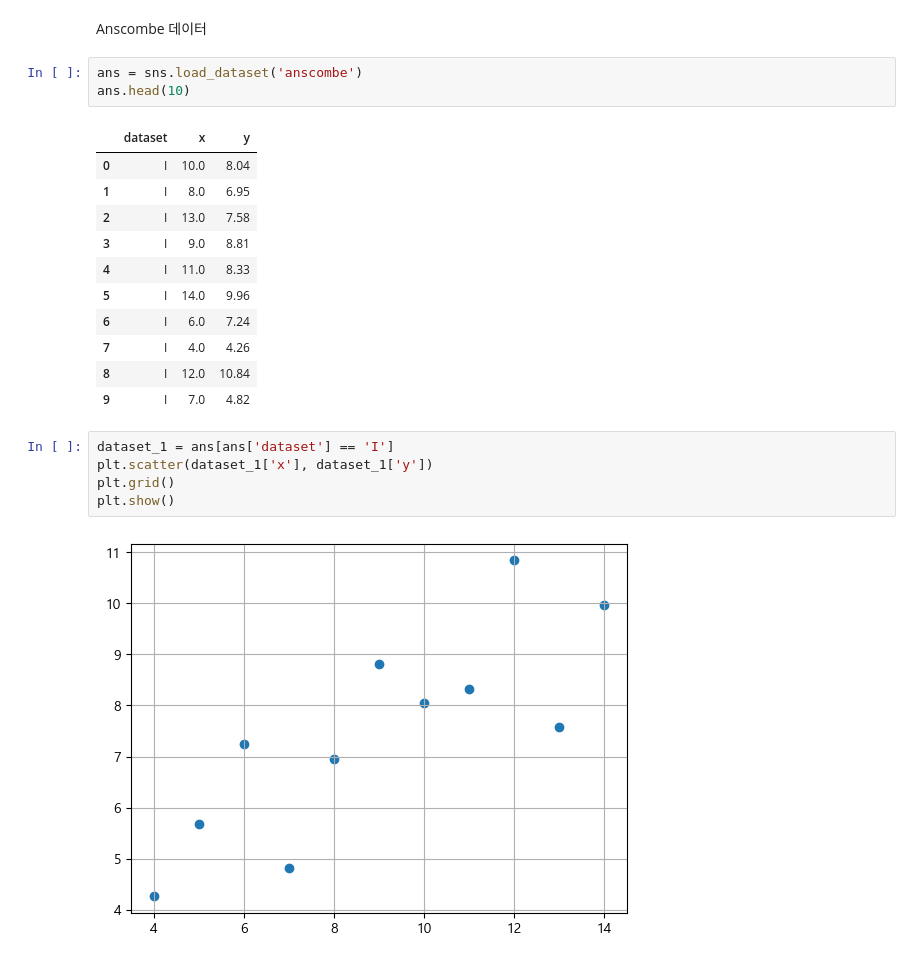
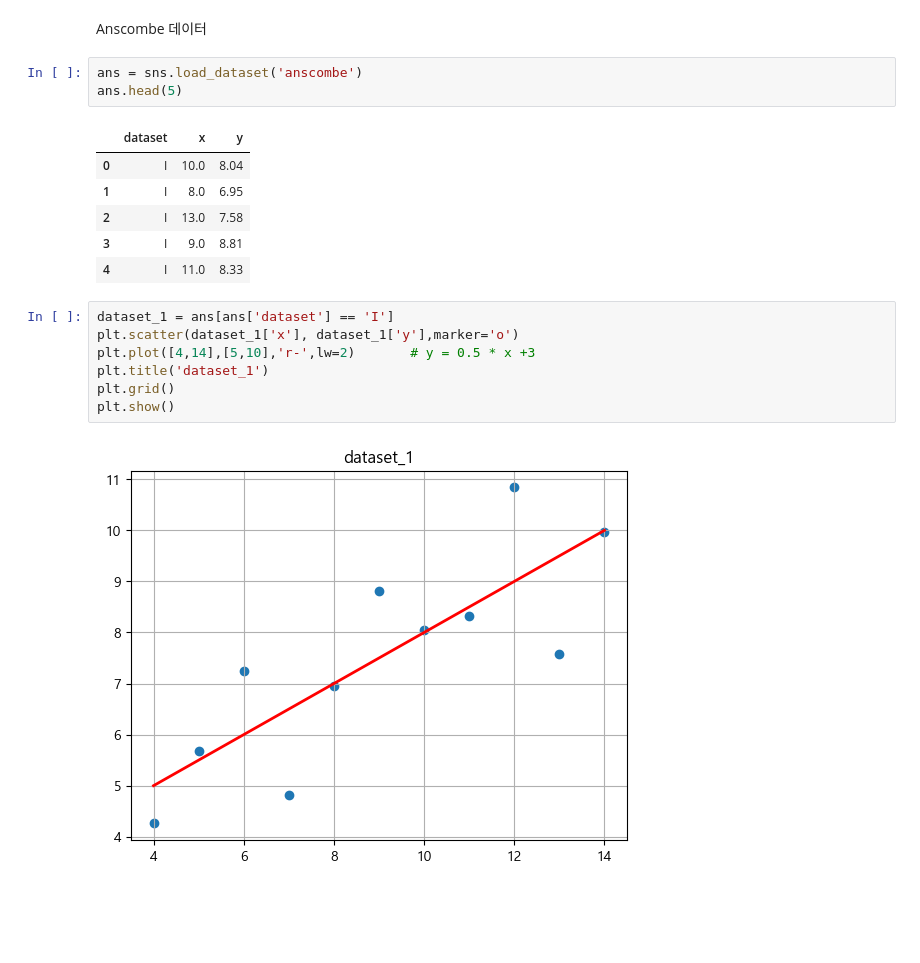
Before and after one commit to hyangshim/DataAnalysis_lecture-2023.04, a Jupyter notebook: 03.시각화/99.과제.ipynb, the cells around one changed output. Drawn from its saved outputs; the diff is of its cells as text; blank space fills up the shorter version.

```diff
--- a/03.시각화/99.과제.ipynb
+++ b/03.시각화/99.과제.ipynb
@@ -62,7 +68,7 @@ plt.show()
 Anscombe 데이터
 # %%
 ans = sns.load_dataset('anscombe')
-ans.head(10)
+ans.head(5)
 # %% [output]
 |  | dataset | x | y |
 | 0 | I | 10.0 | 8.04 |
@@ -70,15 +76,12 @@ ans.head(10)
 | 2 | I | 13.0 | 7.58 |
 | 3 | I | 9.0 | 8.81 |
 | 4 | I | 11.0 | 8.33 |
-| 5 | I | 14.0 | 9.96 |
-| 6 | I | 6.0 | 7.24 |
-| 7 | I | 4.0 | 4.26 |
-| 8 | I | 12.0 | 10.84 |
-| 9 | I | 7.0 | 4.82 |
 # %%
 dataset_1 = ans[ans['dataset'] == 'I']
-plt.scatter(dataset_1['x'], dataset_1['y'])
+plt.scatter(dataset_1['x'], dataset_1['y'],marker='o')
+plt.plot([4,14],[5,10],'r-',lw=2)       # y = 0.5 * x +3
+plt.title('dataset_1')
 plt.grid()
 plt.show()
 # %% [output]
-[figure, old version]
+[figure, new version]
```
Also changed, not shown: parts of 17 cells of this notebook, 4 other files.
